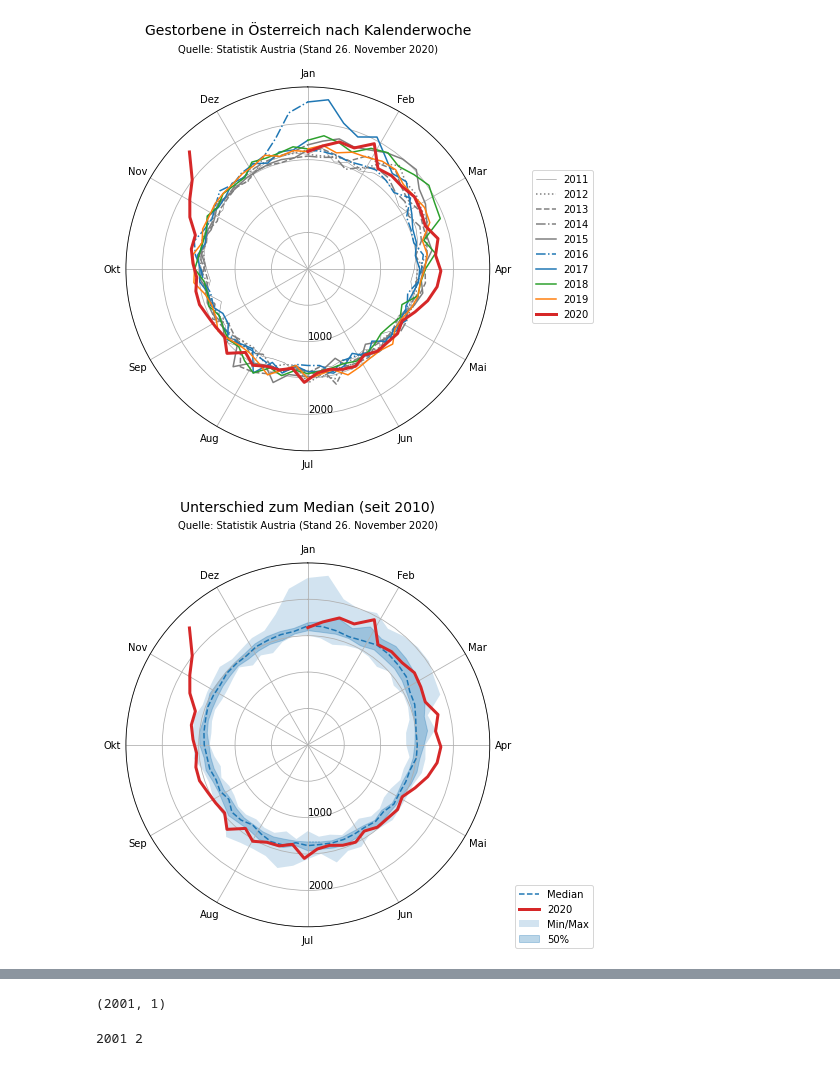
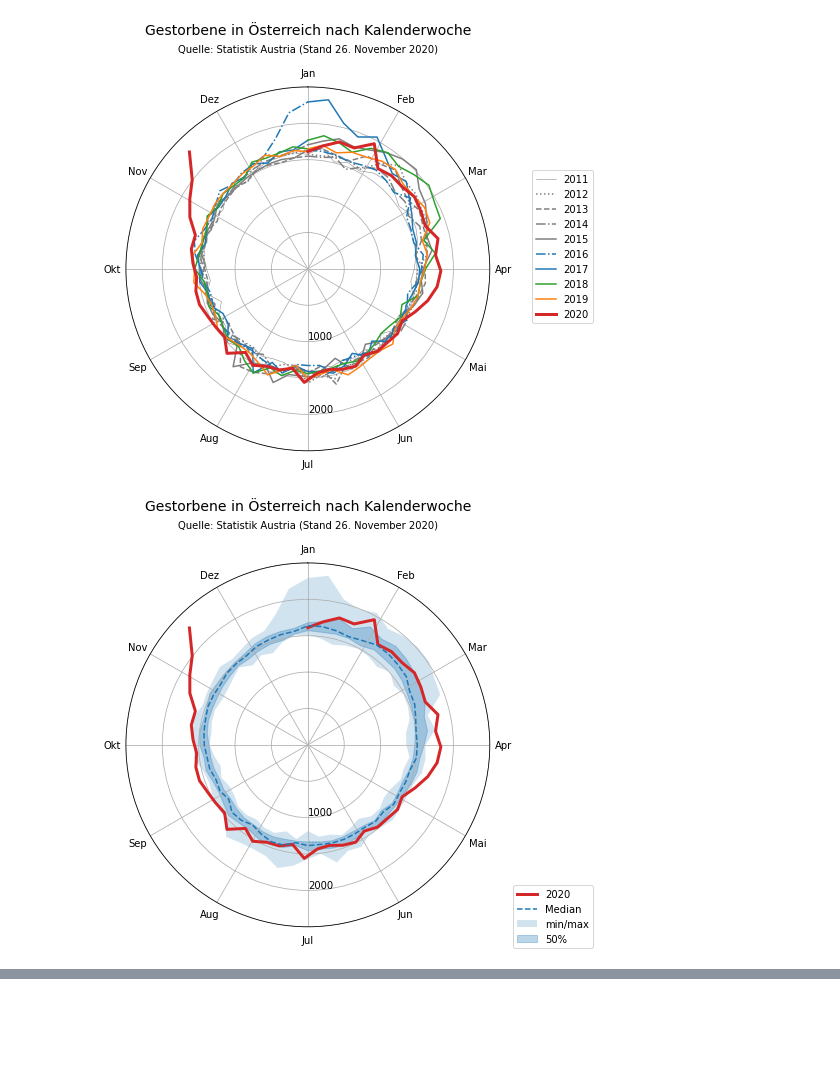
Before and after one commit to attoPascal/statistik-austria-sterblichkeit, a Jupyter notebook: sterblichkeit.ipynb, the cells around one changed output, grey strips where cells are left out. Drawn from its saved outputs; the diff is of its cells as text; code cells hidden in the pictures; blank space fills up the shorter version.

Commit message:
Updated median plot

```diff
--- a/sterblichkeit.ipynb
+++ b/sterblichkeit.ipynb
@@ -141,37 +141,38 @@ median = years.median(axis=1)
 median[53] = median[1]
 
 min = years.min(axis=1)
 min[53] = min[1]
 
 max = years.max(axis=1)
 max[53] = max[1]
 
 q25 = deaths_per_year.quantile(0.25, axis=1).astype(float)
 q25[53] = q25[1]
 
 q75 = deaths_per_year.quantile(0.75, axis=1).astype(float)
 q75[53] = q75[1]
 
 fig, ax = setup_polar_plot()
 
 # ax.plot(np.linspace(0, 2*np.pi, len(mean)), mean, label="5y mean")
 # ax.plot(np.linspace(0, 2*np.pi, len(data_for_year(2019))), data_for_year(2019), label="2019")
 
-ax.fill_between(np.linspace(0, 2*np.pi, len(min)), min, max, alpha=0.2, label="Min/Max")
+ax.fill_between(np.linspace(0, 2*np.pi, len(min)), min, max, alpha=0.2, label="min/max")
 ax.fill_between(np.linspace(0, 2*np.pi, len(q25)), q25, q75, alpha=0.3, label="50%", color='tab:blue')
 
+plot_year(ax, 2020, color='tab:red', linewidth=3)
 ax.plot(np.linspace(0, 2*np.pi, len(median)), median, label="Median", linestyle='dashed')
-plot_year(ax, 2020, color='tab:red', linewidth=3)
+
 
 ax.set_rmax(2500)
 fig.legend(loc='lower right')
 
-fig.suptitle(f"Unterschied zum Median (seit 2010)", fontsize=14, y=1.04)
+fig.suptitle(f"Gestorbene in Österreich nach Kalenderwoche", fontsize=14, y=1.04)
 ax.set_title("Quelle: Statistik Austria (Stand 26. November 2020)", fontsize=10, y=1.08)
 
 plt.savefig('median.png', dpi=300, bbox_inches='tight', facecolor='white')
 # %% [output]
-[figure, old version]
+[figure, new version]
 # %%
 start_year = 2000
 
@@ -266,20 +267,3 @@ anim.save('deaths.mp4', writer='ffmpeg', dpi=300, extra_args=['-vf', 'tpad=stop_
 2020 45
 2020 46
 [figure]
-# %%
-year_and_week_for_index(52)
-# %% [output]
-(2001, 1)
-# %%
-i = 53
-y = start_year
-while True:
-    len_year = len(deaths_per_year[y].dropna()) + 1
-    if len_year > i:
-        print(y, i+1)
-        break
-    else:
-        y += 1
-        i -= (len_year-1)
-# %% [output]
-2001 2
```
Also changed, not shown: 1 other file.
